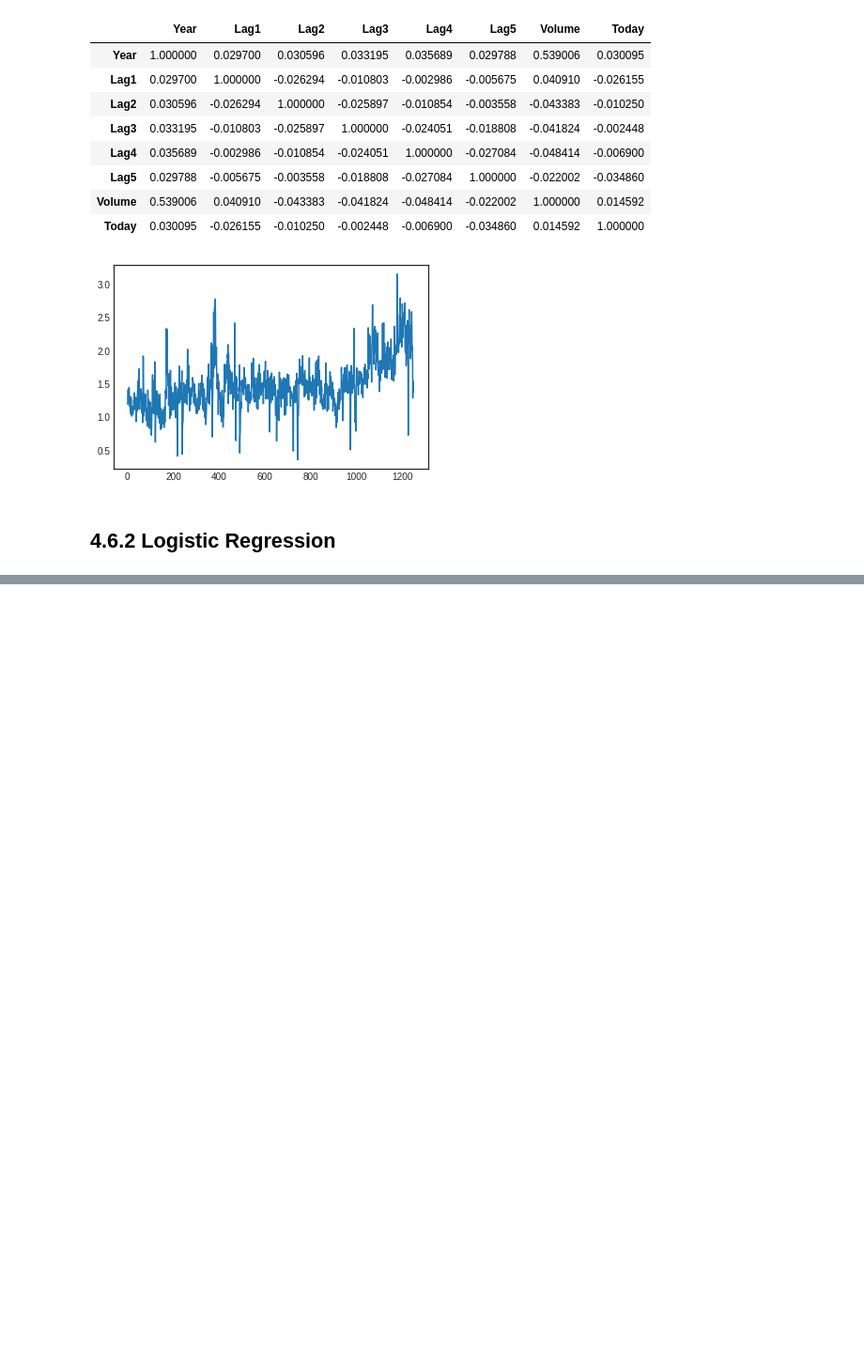
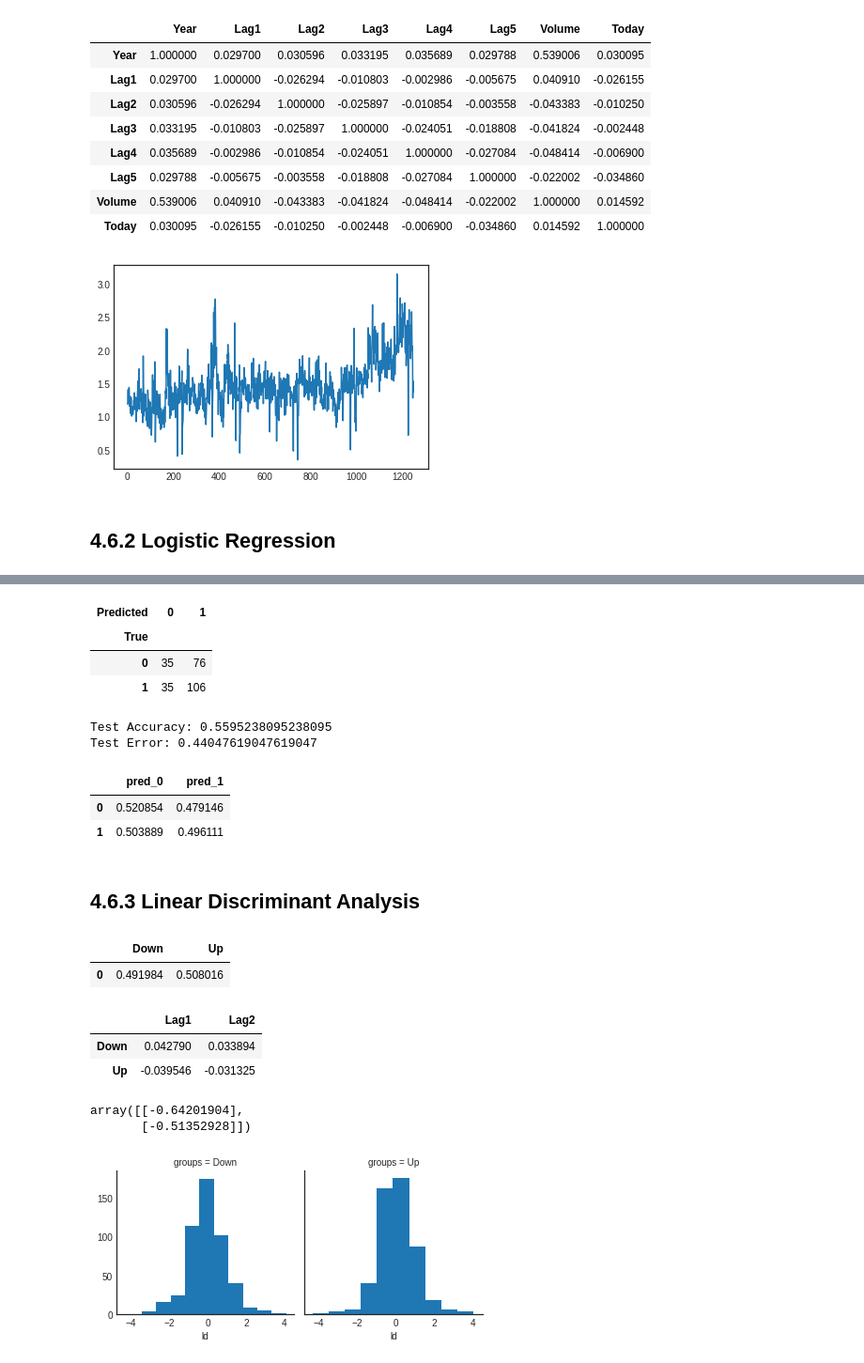
Before and after one commit to mjalalimanesh/Statistical-Learning-ISLR-Python, a Jupyter notebook: lab4.ipynb, the cells around one changed output, grey strips where cells are left out. Shown at 94% size. Drawn from its saved outputs; the diff is of its cells as text; code cells hidden in the pictures; blank space fills up the shorter version.

```diff
--- a/lab4.ipynb
+++ b/lab4.ipynb
@@ -110,0 +218,4 @@ plt.plot(smarket.Volume);
+# %%
+# separate training and test sets
+train = smarket.loc[smarket.Year < 2005]
+smarket_2005 = smarket.loc[smarket.Year >= 2005]
@@ -110,0 +256,72 @@ plt.plot(smarket.Volume);
+# %%
+conf_m = pd.DataFrame(confusion_matrix(y_sk_test_s, glm_fit.predict(X_sk_test_s)))
+conf_m.columns.name = 'Predicted'
+conf_m.index.name = 'True'
+conf_m
+# %% [output]
+| Predicted | 0 | 1 |
+| True |  |  |
+| 0 | 35 | 76 |
+| 1 | 35 | 106 |
+# %%
+print('Test Accuracy: ' + str(accuracy_score(y_sk_test_s, glm_fit.predict(X_sk_test_s))))
+print('Test Error: ' + str(1 - accuracy_score(y_sk_test_s, glm_fit.predict(X_sk_test_s))))
+# %% [output]
+Test Accuracy: 0.5595238095238095
+Test Error: 0.44047619047619047
+# %%
+# predictions for arbitrary data
+
+predict_data = pd.DataFrame({'Lag1': [1.2, 1.5], 'Lag2': [1.1, -0.8]})
+
+df = pd.DataFrame(glm_fit.predict_proba(predict_data))
+df.columns = ['pred_0', 'pred_1']
+df
+# %% [output]
+|  | pred_0 | pred_1 |
+| 0 | 0.520854 | 0.479146 |
+| 1 | 0.503889 | 0.496111 |
+# %% [markdown]
+## 4.6.3 Linear Discriminant Analysis
+# %%
+from sklearn.discriminant_analysis import LinearDiscriminantAnalysis
+
+X_train = train.loc[:,'Lag1':'Lag2']
+y_train = train.Direction
+
+X_test = smarket_2005.loc[:,'Lag1':'Lag2']
+y_test = smarket_2005.Direction
+
+lda_model = LinearDiscriminantAnalysis()
+lda_fit = lda_model.fit(X_train, y_train)
+# %%
+df = pd.DataFrame(lda_fit.priors_.reshape((1,2))) # group priors
+df.columns = ['Down', 'Up']
+df
+# %% [output]
+|  | Down | Up |
+| 0 | 0.491984 | 0.508016 |
+# %%
+df = pd.DataFrame(lda_fit.means_) # group means
+df.columns = ['Lag1', 'Lag2']
+df.index = ['Down', 'Up']
+df
+# %% [output]
+|  | Lag1 | Lag2 |
+| Down | 0.042790 | 0.033894 |
+| Up | -0.039546 | -0.031325 |
+# %%
+lda_fit.scalings_ # coefficients of ld
+# %% [output]
+array([[-0.64201904],
+       [-0.51352928]])
+# %%
+# for plotting lda, needs imporovement
+ld_sc = X_train.iloc[:, 0] * lda_fit.scalings_[0] + X_train.iloc[:, 1] * lda_fit.scalings_[1]
+
+ld = pd.DataFrame({'groups': y_train, 'ld': ld_sc})
+
+g = sns.FacetGrid(ld, col='groups')
+g.map(plt.hist, 'ld');
+# %% [output]
+[figure, added]
```
Also changed, not shown: parts of 18 cells of this notebook.
